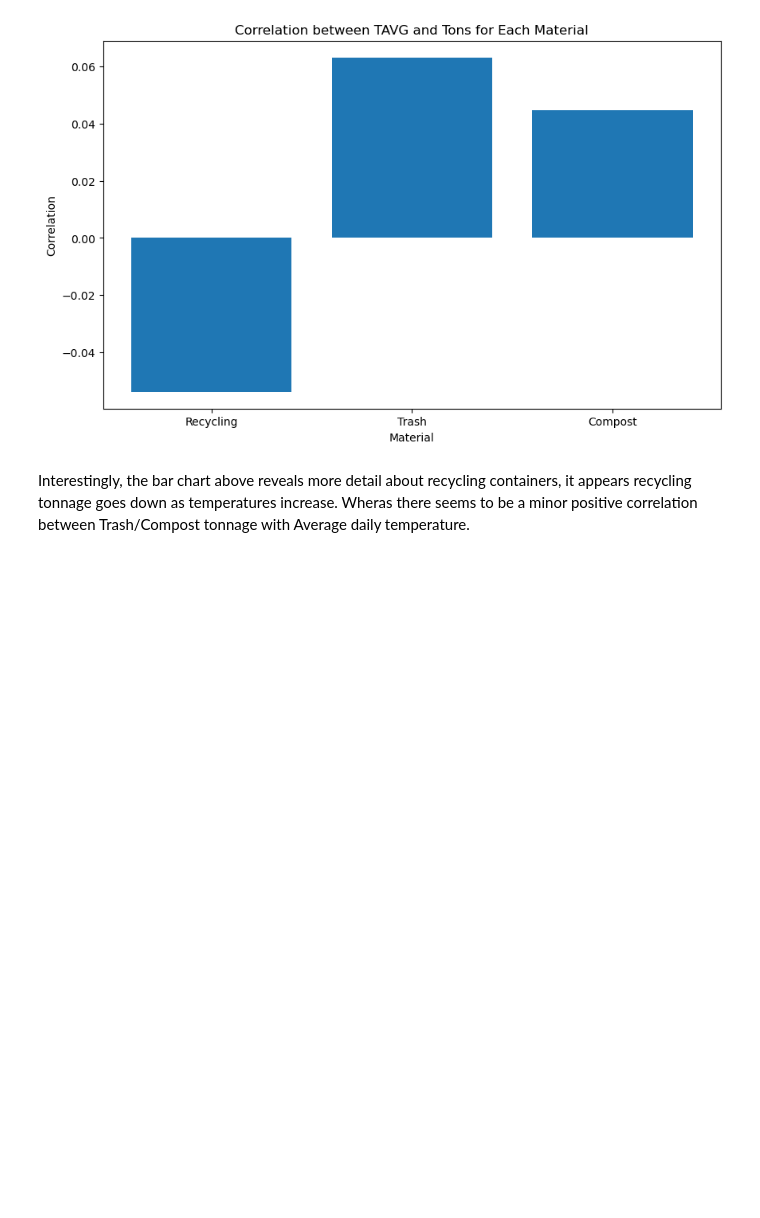
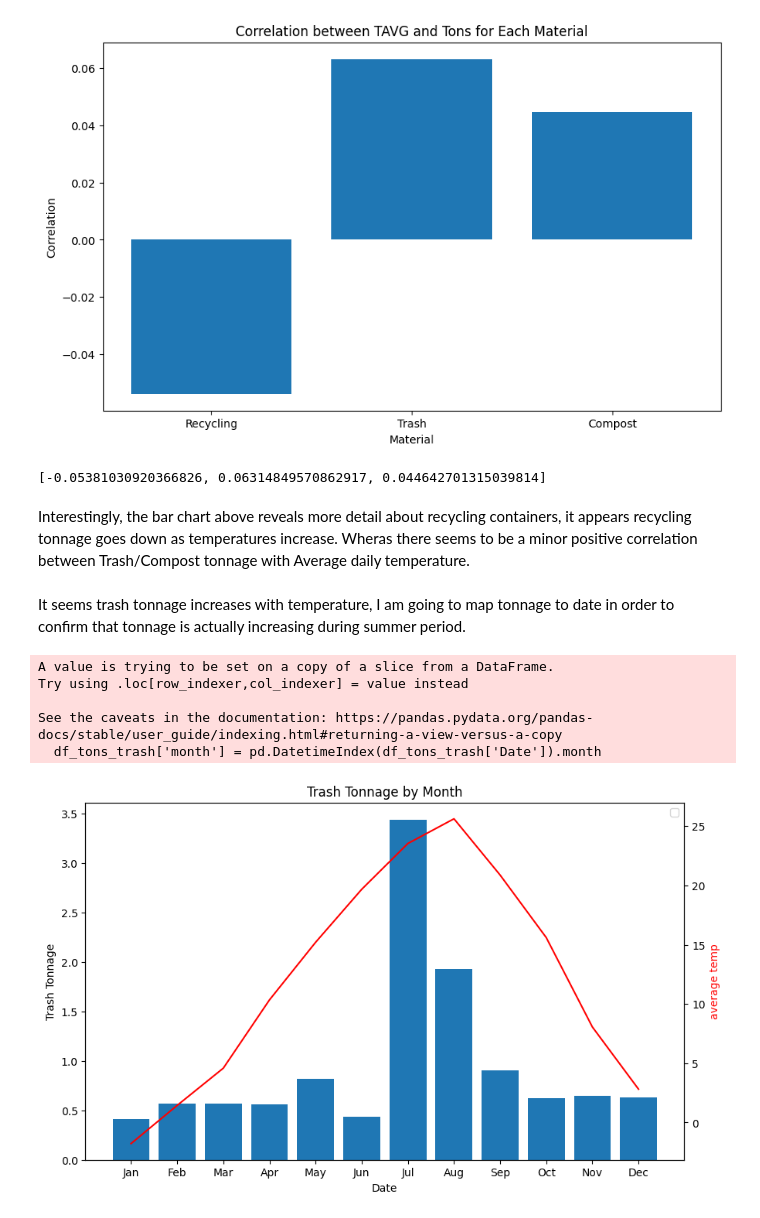
Before and after one commit to BU-Spark/ds-bu-sustainability-waste, a Jupyter notebook: spring23-team-1/data/BU-Waste-Analysis-1.ipynb, the cells around one changed output. Cells and saved outputs as stored; diff of their text form; code cells hidden in the pictures; blank space fills up the shorter version.

Commit message:
Completed project
Contains finalized code and analysis of the data

```diff
--- a/spring23-team-1/data/BU-Waste-Analysis-1.ipynb
+++ b/spring23-team-1/data/BU-Waste-Analysis-1.ipynb
@@ -272,5 +310,48 @@ ax.set_title('Correlation between TAVG and Tons for Each Material')
 plt.show()
 # %% [output]
 [figure]
+# %%
+print(corr_values)
+# %% [output]
+[-0.05381030920366826, 0.06314849570862917, 0.044642701315039814]
 # %% [markdown]
 Interestingly, the bar chart above reveals more detail about recycling containers, it appears recycling tonnage goes down as temperatures increase. Wheras there seems to be a minor positive correlation between Trash/Compost tonnage with Average daily temperature.
+# %% [markdown]
+It seems trash tonnage increases with temperature, I am going to map tonnage to date in order to confirm that tonnage is actually increasing during summer period.
+# %%
+
+df_tons_trash = merged_df.loc[merged_df['Material'] == 'Trash']
+df_tons_trash['month'] = pd.DatetimeIndex(df_tons_trash['Date']).month
+avg_per_month = df_tons_trash.groupby(df_tons_trash['month'])['Tons'].mean()
+
+avg_per_month.index = ['Jan', 'Feb', 'Mar', 'Apr', 'May', 'Jun', 'Jul', 'Aug', 'Sep', 'Oct', 'Nov', 'Dec']
+
+
+
+temp_month_avg = df_tons_trash.groupby(
+    df_tons_trash['month'])['TAVG'].mean()
+
+x_axis = avg_per_month.index
+
+
+y_axis = avg_per_month
+
+
+fig, ax1 = plt.subplots(figsize=(10, 6))
+ax2 = ax1.twinx()
+ax1.bar(x_axis, y_axis)
+ax1.set_xlabel('Date')
+ax1.set_ylabel('Trash Tonnage')
+ax1.set_title('Trash Tonnage by Month')
+
+ax2.set_ylabel('average temp', color= 'red')
+ax2.legend(['average temp'], loc="upper right")
+ax2.plot(x_axis, temp_month_avg, color='red')
+plt.show()
+# %% [output]
+A value is trying to be set on a copy of a slice from a DataFrame.
+Try using .loc[row_indexer,col_indexer] = value instead
+
+See the caveats in the documentation: https://pandas.pydata.org/pandas-docs/stable/user_guide/indexing.html#returning-a-view-versus-a-copy
+  df_tons_trash['month'] = pd.DatetimeIndex(df_tons_trash['Date']).month
+[figure, added]
```
Also changed, not shown: parts of 50 cells of this notebook, 7 other files.
